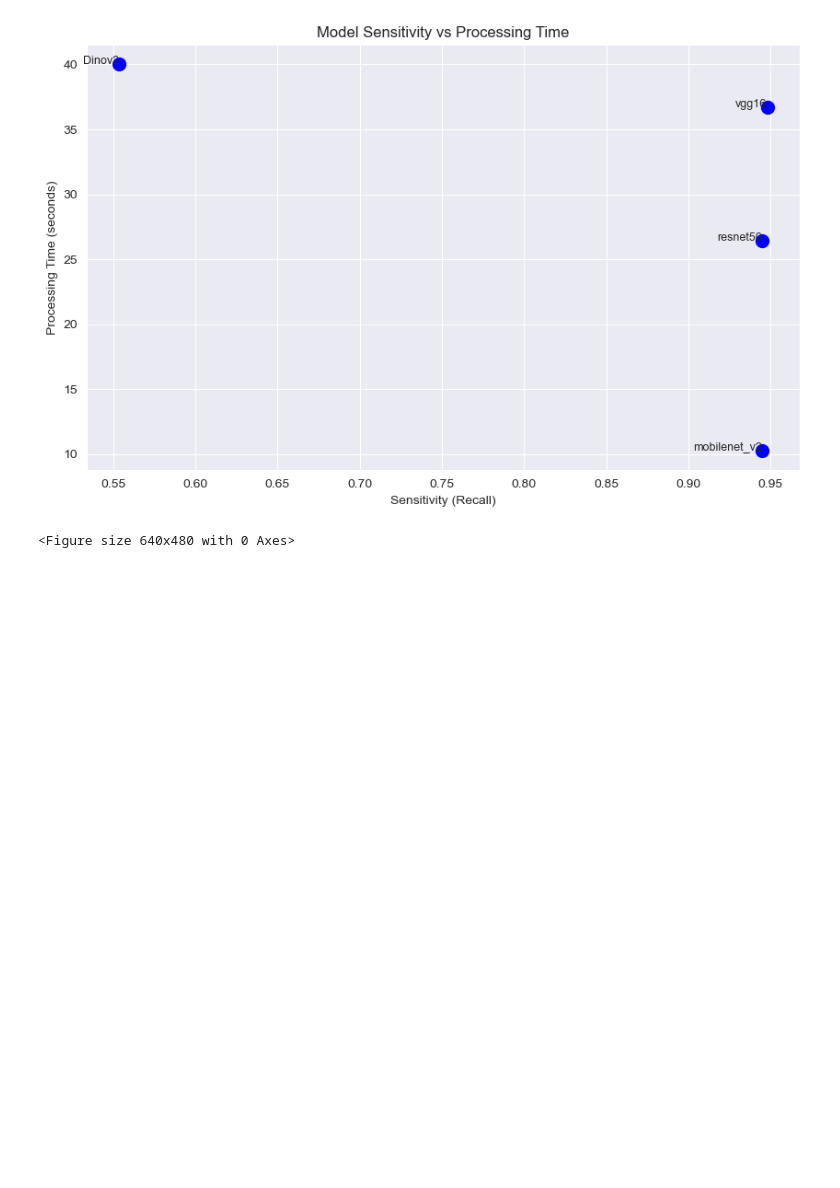
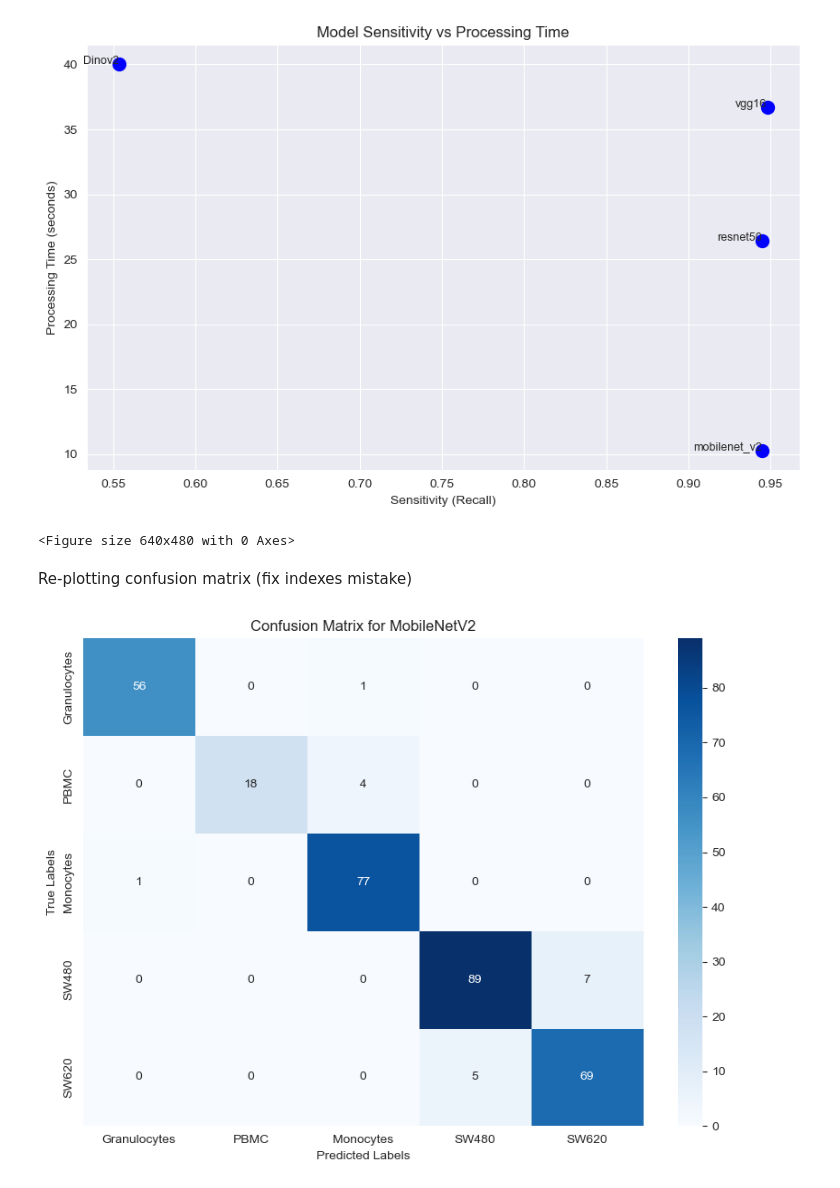
Before and after one commit to EdenDotan2812/DL_Project, a Jupyter notebook: Final_project.ipynb, the cells around one changed output. Cells and saved outputs as stored; diff of their text form; code cells hidden in the pictures; blank space fills up the shorter version.

```diff
--- a/Final_project.ipynb
+++ b/Final_project.ipynb
@@ -675,3 +678,20 @@ plot_save_path = r'C:\Users\edendotan\PycharmProjects\DL_course_project\results\
 plt.savefig(plot_save_path)
 # %% [output]
 <Figure size 640x480 with 0 Axes>
+# %% [markdown]
+Re-plotting confusion matrix (fix indexes mistake)
+# %%
+device = torch.device("cuda" if torch.cuda.is_available() else "cpu")
+model = models.mobilenet_v2(weights=None)
+model.features[0][0] = nn.Conv2d(1, 32, kernel_size=(3, 3), stride=(2, 2), padding=(1, 1), bias=False)
+model.classifier[1] = nn.Linear(model.classifier[1].in_features, 5)
+# Load the saved model weights
+model.load_state_dict(torch.load('C:\\Users\\edendotan\\PycharmProjects\\DL_course_project\\results\\mobilenet_v2_best_model.pth'))
+model.to(device)
+# Set the model to evaluation mode
+model.eval()
+accuracy, precision, recall, f1, conf_matrix, processing_time= evaluate_model(model, test_loader)
+# %%
+plot_confusion_matrix(conf_matrix, class_names, title=f'Confusion Matrix for MobileNetV2')
+# %% [output]
+[figure, added]
```
Also changed, not shown: parts of 6 cells of this notebook.
